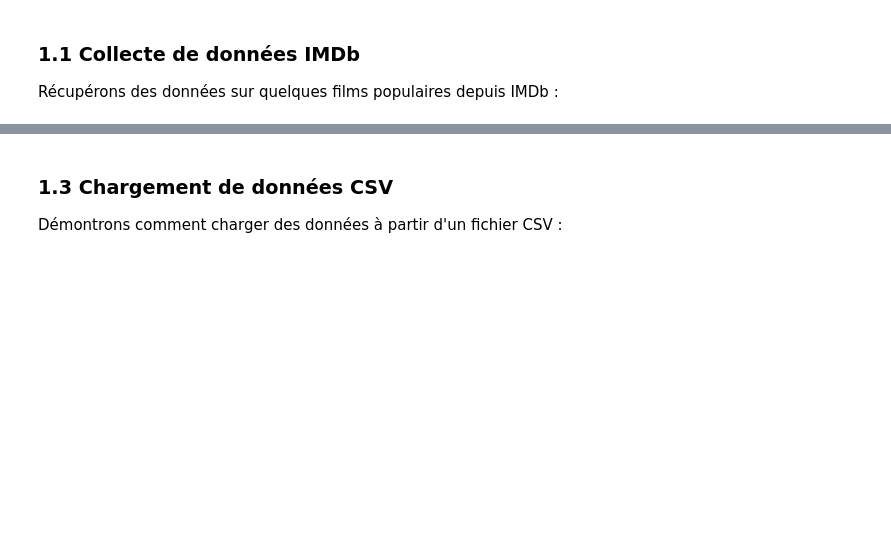
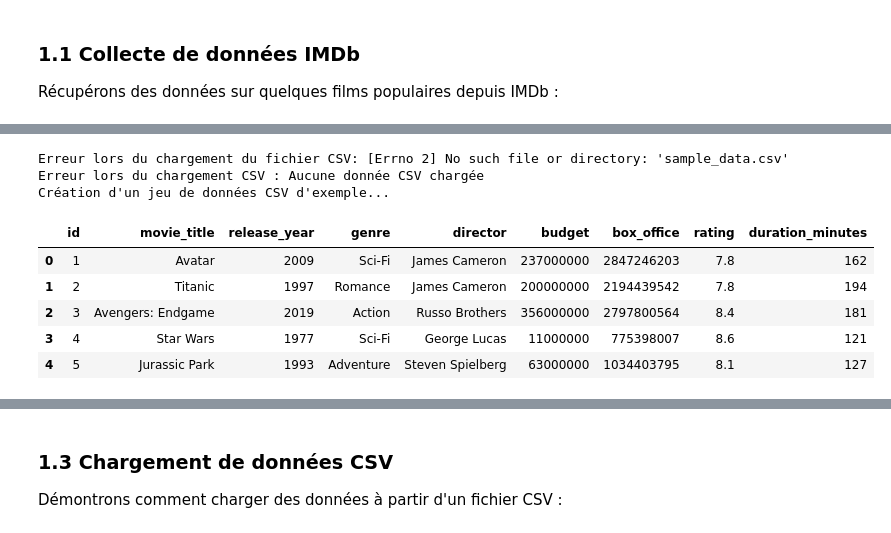
Before and after one commit to MohamedB94/ml-engineering-pipeline, a Jupyter notebook: notebooks/data_engineering_ml_pipeline.ipynb, the cells around one changed output, grey strips where cells are left out. Saved outputs shown, nothing was run; the diff lists cells and outputs as text; code cells hidden in the pictures; blank space fills up the shorter version.

```diff
--- a/notebooks/data_engineering_ml_pipeline.ipynb
+++ b/notebooks/data_engineering_ml_pipeline.ipynb
@@ -35,7 +52,7 @@ sns.set(style="whitegrid")
 %matplotlib inline
 
 # Définir le répertoire du projet directement à la racine
-project_dir = os.path.abspath(os.path.join('c:/xampp/htdocs/projet a faire pour mdmaine'))
+project_dir = os.path.abspath(os.path.join('c:/xampp/htdocs/ml-engineering-pipeline'))
 if project_dir not in sys.path:
     sys.path.append(project_dir)
 
@@ -136,46 +178,49 @@ Collectons maintenant des tweets sur un sujet spécifique (par exemple "data sci
 # %%
-# Collecter des tweets sur le thème "data science"
-query = "data science"
+# Charger des données CSV échantillons
+sample_data_path = os.path.join(RAW_DATA_DIR, 'sample_data.csv')
 
 try:
-    # Cette fonction nécessite des clés d'API Twitter configurées
-    twitter_data = collect_twitter_data(query, count=100)
+    # Charger les données CSV si elles existent
+    sample_data = load_csv_data('sample_data.csv')
 
-    # Afficher les premières lignes si des données ont été collectées
-    if not twitter_data.empty:
-        display(twitter_data.head())
-        print(f"Nombre de tweets collectés : {twitter_data.shape[0]}")
+    if sample_data is not None and not sample_data.empty:
+        display(sample_data.head())
+        print(f"Nombre d'échantillons chargés : {sample_data.shape[0]}")
+        print(f"Nombre de colonnes : {sample_data.shape[1]}")
     else:
-        raise ValueError("Aucun tweet collecté")
+        raise ValueError("Aucune donnée CSV chargée")
 
 except Exception as e:
-    print(f"Erreur lors de la collecte des tweets : {str(e)}")
-    print("Création d'un jeu de données d'exemple pour la démonstration...")
+    print(f"Erreur lors du chargement CSV : {str(e)}")
+    print("Création d'un jeu de données CSV d'exemple...")
 
-    # Créer un exemple de données de tweets pour la démonstration
-    twitter_data = pd.DataFrame({
-        'id': ['1373256789', '1373256790', '1373256791', '1373256792', '1373256793'],
-        'created_at': pd.date_range(start='2023-01-01', periods=5),
-        'text': [
-            "I love working with #DataScience projects! The insights you can gain from data are amazing. #AI #ML",
-            "Just finished my latest machine learning model with scikit-learn. 95% accuracy! #DataScience #Python",
-            "Data Science is transforming every industry. Companies need to adapt or get left behind. #DataScience #DigitalTransformation",
-            "Attending a great webinar on data visualization techniques. So many ways to tell stories with data! #DataScience #DataViz",
-            "Struggling with this neural network architecture. Anyone have tips for image classification? #DeepLearning #DataScience"
-        ],
-        'user': ['data_enthusiast', 'ml_expert', 'tech_journalist', 'data_viz_pro', 'ai_student'],
-        'retweets': [42, 78, 25, 18, 5],
-        'favorites': [156, 234, 87, 56, 12],
-        'hashtags': [
-            ['DataScience', 'AI', 'ML'],
-            ['DataScience', 'Python'],
-            ['DataScience', 'DigitalTransformation'],
-            ['DataScience', 'DataViz'],
-            ['DeepLearning', 'DataScience']
-        ]
+    # Créer un exemple de données CSV pour la démonstration
+    sample_data = pd.DataFrame({
+        'id': range(1, 6),
+        'movie_title': ['Avatar', 'Titanic', 'Avengers: Endgame', 'Star Wars', 'Jurassic Park'],
+        'release_year': [2009, 1997, 2019, 1977, 1993],
+        'genre': ['Sci-Fi', 'Romance', 'Action', 'Sci-Fi', 'Adventure'],
+        'director': ['James Cameron', 'James Cameron', 'Russo Brothers', 'George Lucas', 'Steven Spielberg'],
+        'budget': [237000000, 200000000, 356000000, 11000000, 63000000],
+        'box_office': [2847246203, 2194439542, 2797800564, 775398007, 1034403795],
+        'rating': [7.8, 7.8, 8.4, 8.6, 8.1],
+        'duration_minutes': [162, 194, 181, 121, 127]
     })
 
-    # Sauvegarde du jeu de données d'exemple
-    twitter_data.to_csv(os.path.join(RAW_DATA_DIR, 'twitter_data_science.csv'), index=False)
-    display(twitter_data.head())
-    print("Un jeu de données d'exemple a été créé pour la démonstration.")
+    # Sauvegarde du jeu de données CSV d'exemple
+    sample_data.to_csv(sample_data_path, index=False)
+    display(sample_data.head())
+    print("Un jeu de données CSV d'exemple a été créé pour la démonstration.")
+
+print("\n📊 Données de films disponibles pour l'analyse")
+print("✅ Focus exclusif sur les films (plus de Twitter)")
+# %% [output]
+Erreur lors du chargement du fichier CSV: [Errno 2] No such file or directory: 'sample_data.csv'
+Erreur lors du chargement CSV : Aucune donnée CSV chargée
+Création d'un jeu de données CSV d'exemple...
+|  | id | movie_title | release_year | genre | director | budget | box_office | rating | duration_minutes |
+| 0 | 1 | Avatar | 2009 | Sci-Fi | James Cameron | 237000000 | 2847246203 | 7.8 | 162 |
+| 1 | 2 | Titanic | 1997 | Romance | James Cameron | 200000000 | 2194439542 | 7.8 | 194 |
+| 2 | 3 | Avengers: Endgame | 2019 | Action | Russo Brothers | 356000000 | 2797800564 | 8.4 | 181 |
+| 3 | 4 | Star Wars | 1977 | Sci-Fi | George Lucas | 11000000 | 775398007 | 8.6 | 121 |
+| 4 | 5 | Jurassic Park | 1993 | Adventure | Steven Spielberg | 63000000 | 1034403795 | 8.1 | 127 |
```
Also changed, not shown: parts of 19 cells of this notebook, 10 other files.
